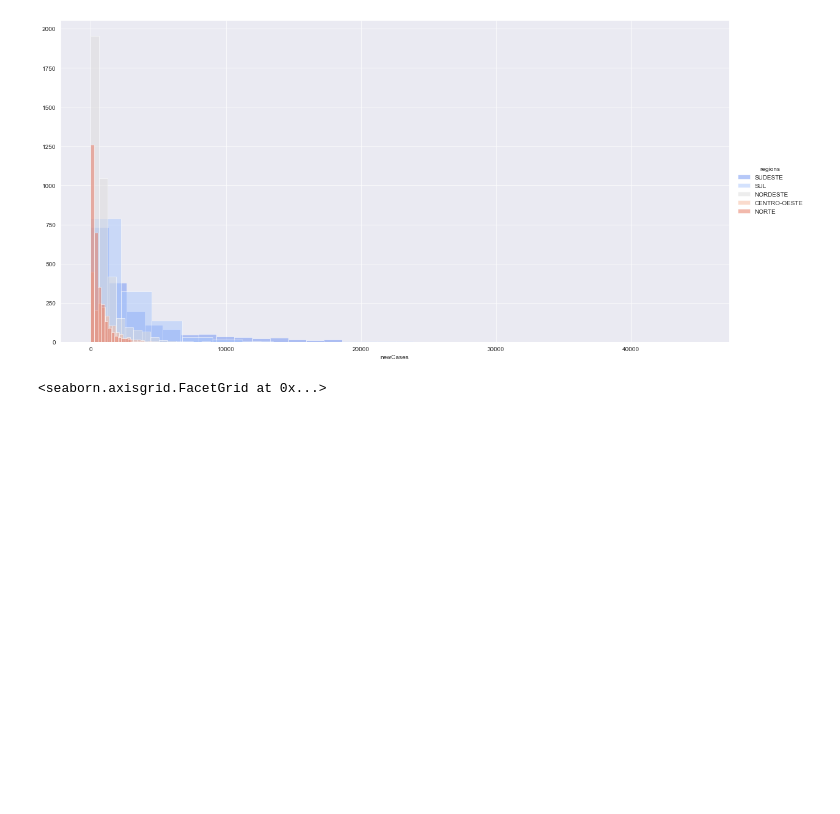
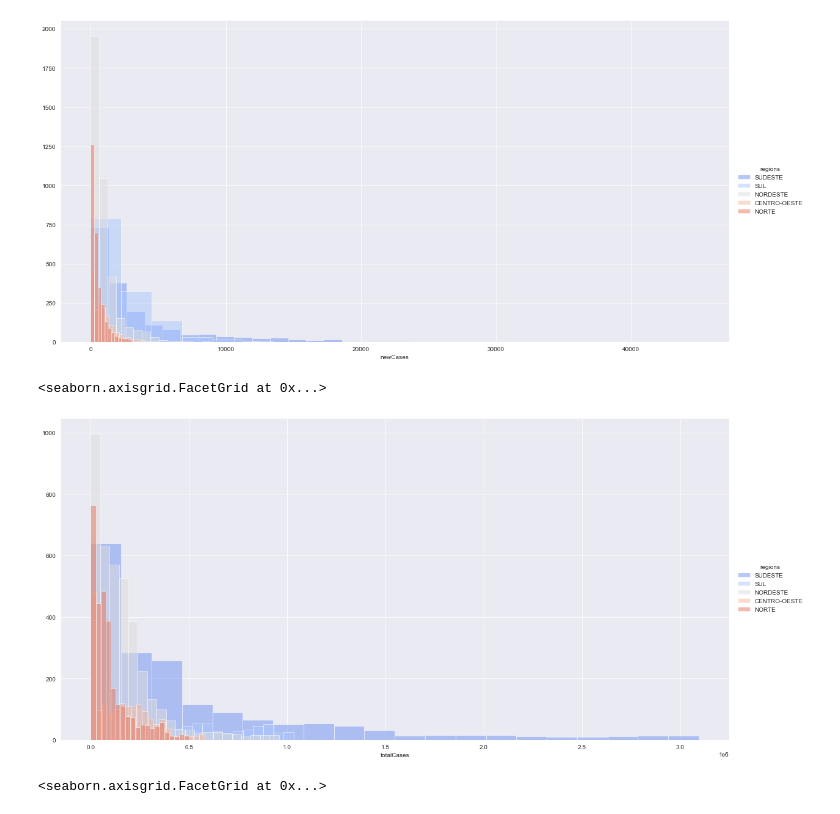
Before and after one commit to Carlos-Xavier/DataScienceUfal, a Jupyter notebook: project.ipynb, the cells around one changed output. Cells and saved outputs as stored; diff of their text form; code cells hidden in the pictures; blank space fills up the shorter version.

```diff
--- a/project.ipynb
+++ b/project.ipynb
@@ -100,3 +87,8 @@ dtype: int64
+# %%
+dataStates['recovered'].fillna(value=dataStates['recovered'].mean(), inplace=True)
+# %%
+dataStates['vaccinated'].fillna(value=0, inplace=True)
+dataStates['vaccinated_per_100k_inhabitants'].fillna(value=0, inplace=True)
 # %% [markdown]
  <h3 style='color:#ff335f'> After removing noisy data </h3>
 # %% [markdown]
@@ -265,6 +258,14 @@ dg.add_legend()
 # %% [output]
 <seaborn.axisgrid.FacetGrid at 0x...>
 [figure]
+# %%
+sns.set_style('darkgrid')
+dg = sns.FacetGrid(dataStates, hue="regions", height=8, palette='coolwarm', aspect=2)
+dg = dg.map(plt.hist, 'totalCases', bins=20, alpha=0.5)
+dg.add_legend()
+# %% [output]
+<seaborn.axisgrid.FacetGrid at 0x...>
+[figure, added]
 # %%
 sns.set_style('darkgrid')
 dg = sns.FacetGrid(dataStates, hue="regions", height=8, palette='coolwarm', aspect=2)
```
Also changed, not shown: parts of 15 cells of this notebook.
